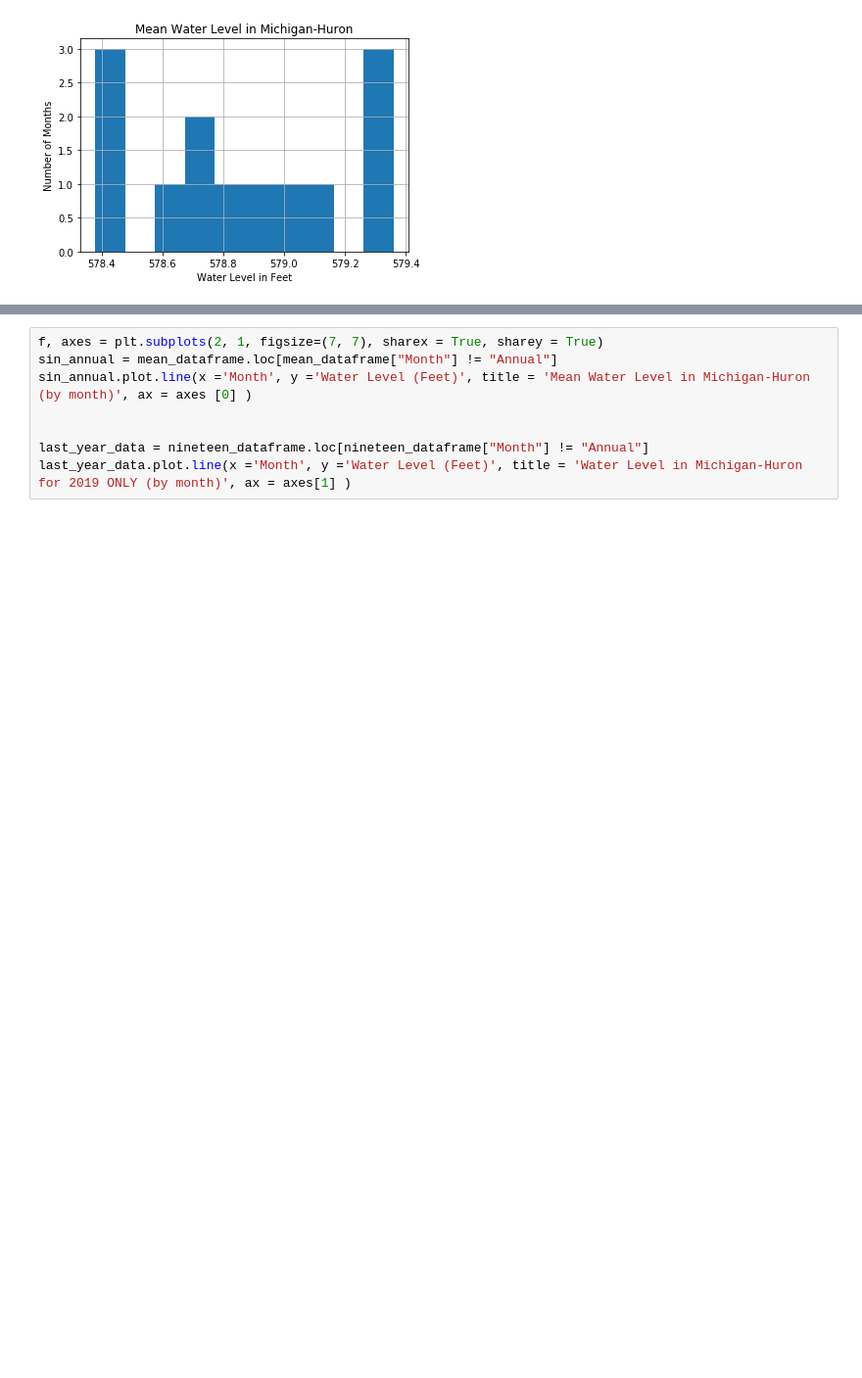
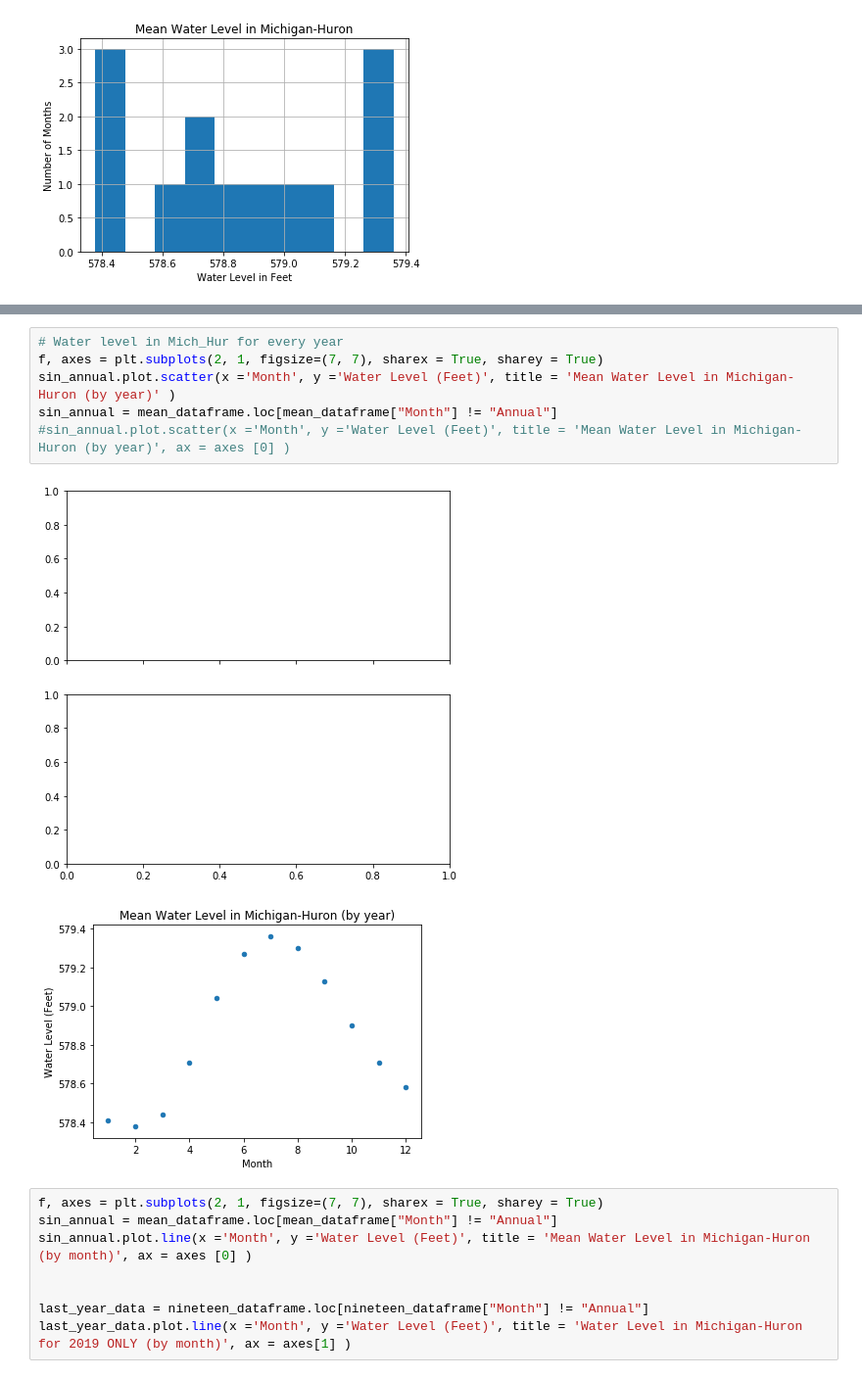
Before and after one commit to olivia1117/LakeWaterLevelData, a Jupyter notebook: Water Level Data Project.ipynb, the cells around one changed output, grey strips where cells are left out. Shown at 98% size. Saved outputs shown, nothing was run; the diff lists cells and outputs as text; blank space fills up the shorter version.

```diff
--- a/Water Level Data Project.ipynb
+++ b/Water Level Data Project.ipynb
@@ -68,3 +98,12 @@ last_year_data.plot.scatter(x ='Month', y ='Water Level (Feet)', title = 'Water
+# %%
+# Water level in Mich_Hur for every year
+f, axes = plt.subplots(2, 1, figsize=(7, 7), sharex = True, sharey = True)
+sin_annual.plot.scatter(x ='Month', y ='Water Level (Feet)', title = 'Mean Water Level in Michigan-Huron (by year)' )
+sin_annual = mean_dataframe.loc[mean_dataframe["Month"] != "Annual"]
+#sin_annual.plot.scatter(x ='Month', y ='Water Level (Feet)', title = 'Mean Water Level in Michigan-Huron (by year)', ax = axes [0] )
+# %% [output]
+[figure, added]
+[figure, added]
 # %%
 f, axes = plt.subplots(2, 1, figsize=(7, 7), sharex = True, sharey = True)
 sin_annual = mean_dataframe.loc[mean_dataframe["Month"] != "Annual"]
```
Also changed, not shown: parts of 3 cells of this notebook, 3 other files.
